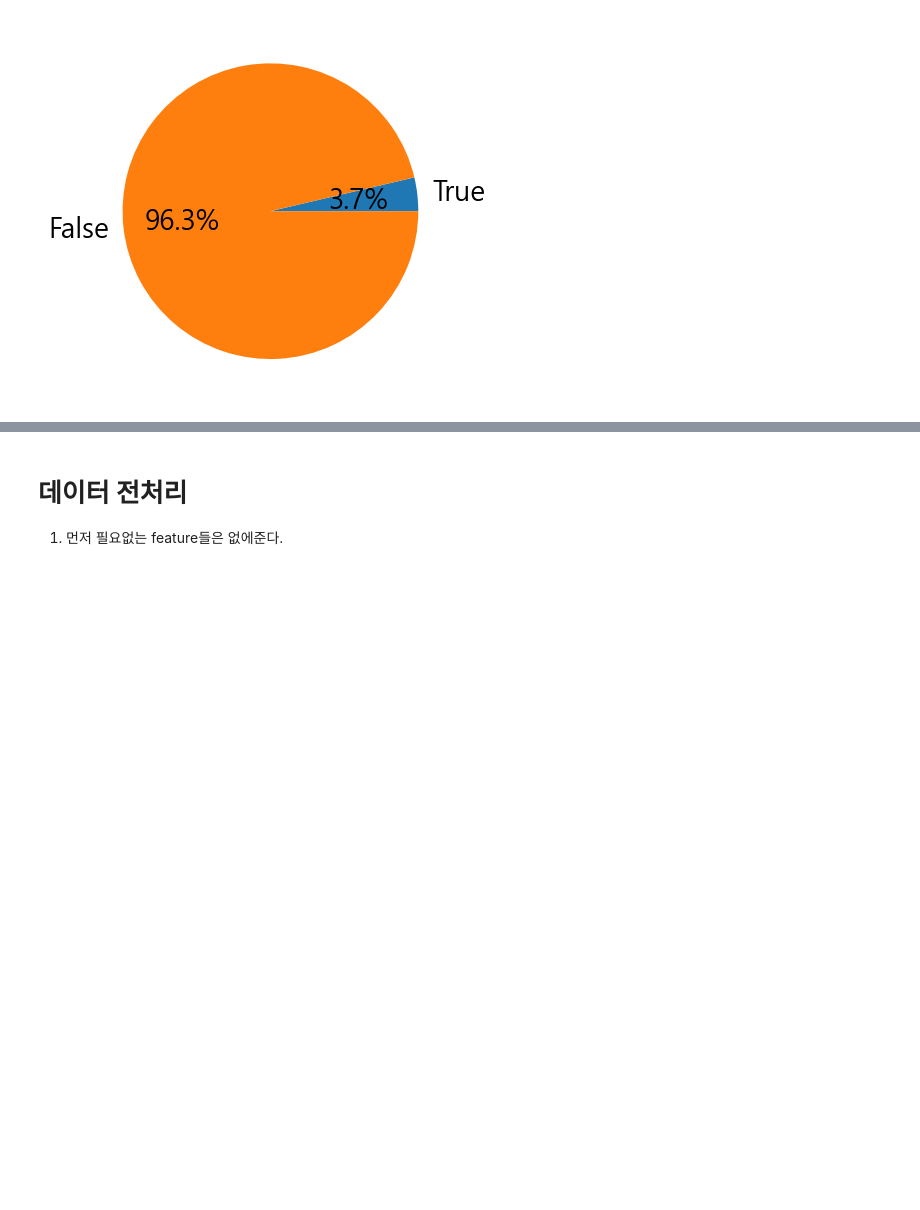
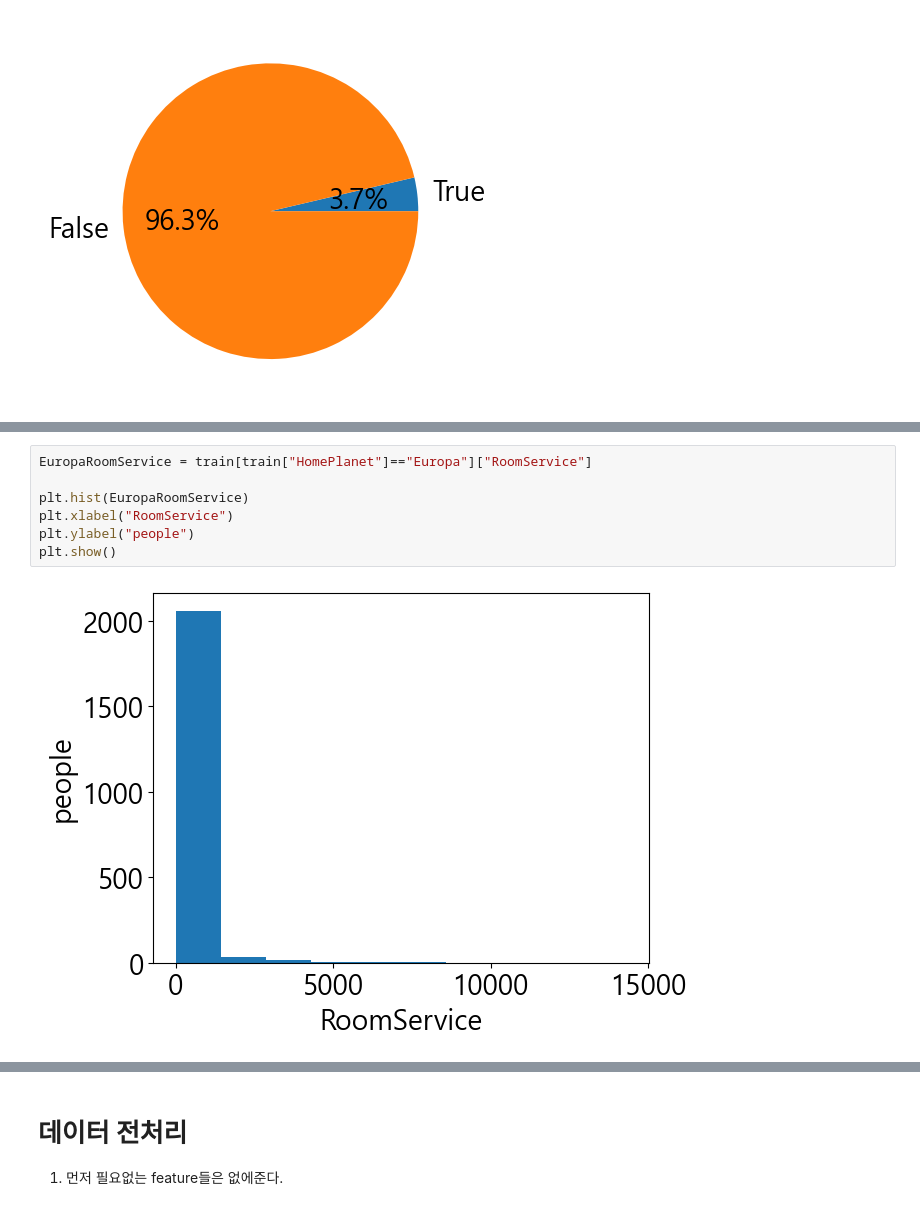
Before and after one commit to SHINDongHyeo/Kaggle, a Jupyter notebook: spaceship-titanic/first_try.ipynb, the cells around one changed output, grey strips where cells are left out. Cells and saved outputs as stored; diff of their text form; blank space fills up the shorter version.

```diff
--- a/spaceship-titanic/first_try.ipynb
+++ b/spaceship-titanic/first_try.ipynb
@@ -292,0 +297,9 @@ RoomService_data.plot(fontsize=10)
+# %%
+EuropaRoomService = train[train["HomePlanet"]=="Europa"]["RoomService"]
+
+plt.hist(EuropaRoomService)
+plt.xlabel("RoomService")
+plt.ylabel("people")
+plt.show()
+# %% [output]
+[figure, added]
```
Also changed, not shown: parts of 9 cells of this notebook, 1 other file.
